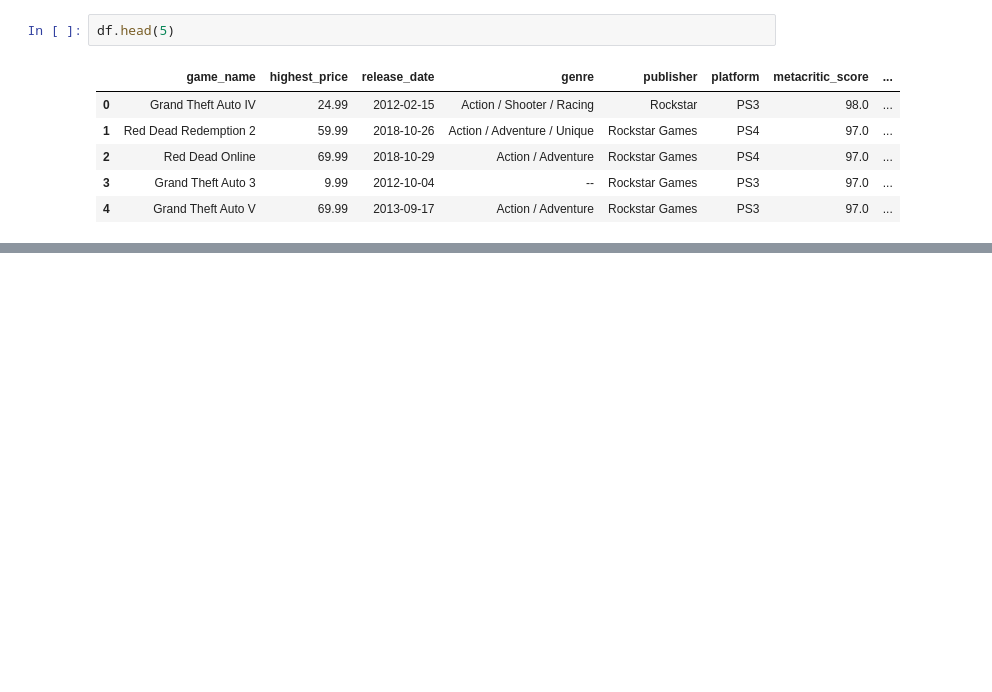
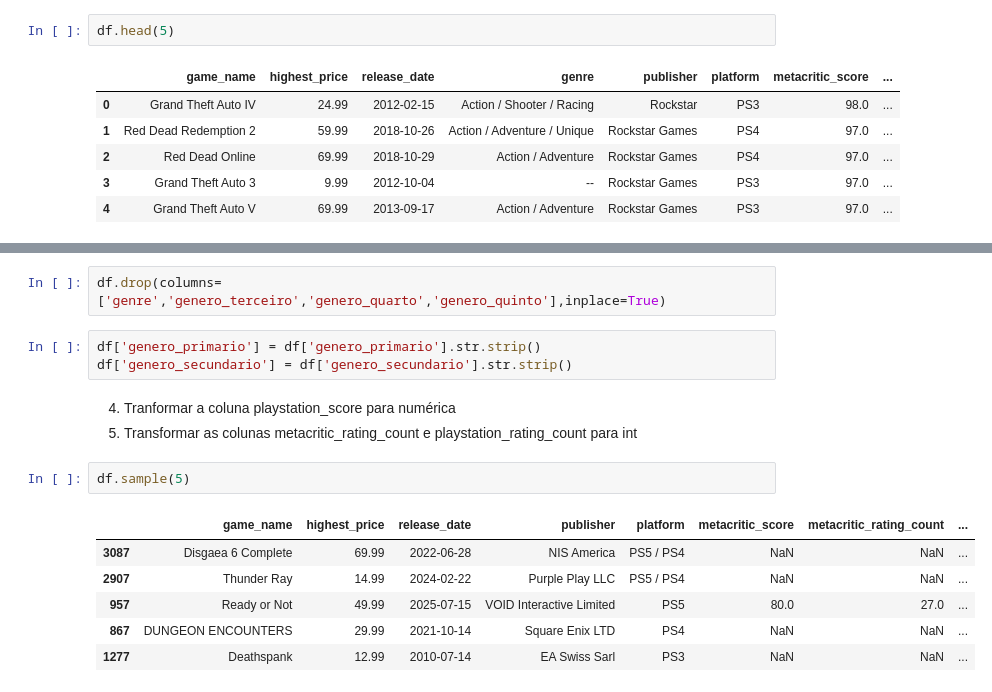
Before and after one commit to CesarNasc/datasets_analysis, a Jupyter notebook: 02_game_details/python/game_details.ipynb, the cells around one changed output, grey strips where cells are left out. Cells and saved outputs as stored; diff of their text form; blank space fills up the shorter version.

```diff
--- a/02_game_details/python/game_details.ipynb
+++ b/02_game_details/python/game_details.ipynb
@@ -162,0 +198,17 @@ df.head(5)
+# %%
+df.drop(columns=['genre','genero_terceiro','genero_quarto','genero_quinto'],inplace=True)
+# %%
+df['genero_primario'] = df['genero_primario'].str.strip()
+df['genero_secundario'] = df['genero_secundario'].str.strip()
+# %% [markdown]
+4. Tranformar a coluna playstation_score para numérica
+5. Transformar as colunas metacritic_rating_count e playstation_rating_count para int
+# %%
+df.sample(5)
+# %% [output]
+|  | game_name | highest_price | release_date | publisher | platform | metacritic_score | metacritic_rating_count | ... |
+| 3087 | Disgaea 6 Complete | 69.99 | 2022-06-28 | NIS America | PS5 / PS4 | NaN | NaN | ... |
+| 2907 | Thunder Ray | 14.99 | 2024-02-22 | Purple Play LLC | PS5 / PS4 | NaN | NaN | ... |
+| 957 | Ready or Not | 49.99 | 2025-07-15 | VOID Interactive Limited | PS5 | 80.0 | 27.0 | ... |
+| 867 | DUNGEON ENCOUNTERS | 29.99 | 2021-10-14 | Square Enix LTD | PS4 | NaN | NaN | ... |
+| 1277 | Deathspank | 12.99 | 2010-07-14 | EA Swiss Sarl | PS3 | NaN | NaN | ... |
```
Also changed, not shown: parts of 10 cells of this notebook.
